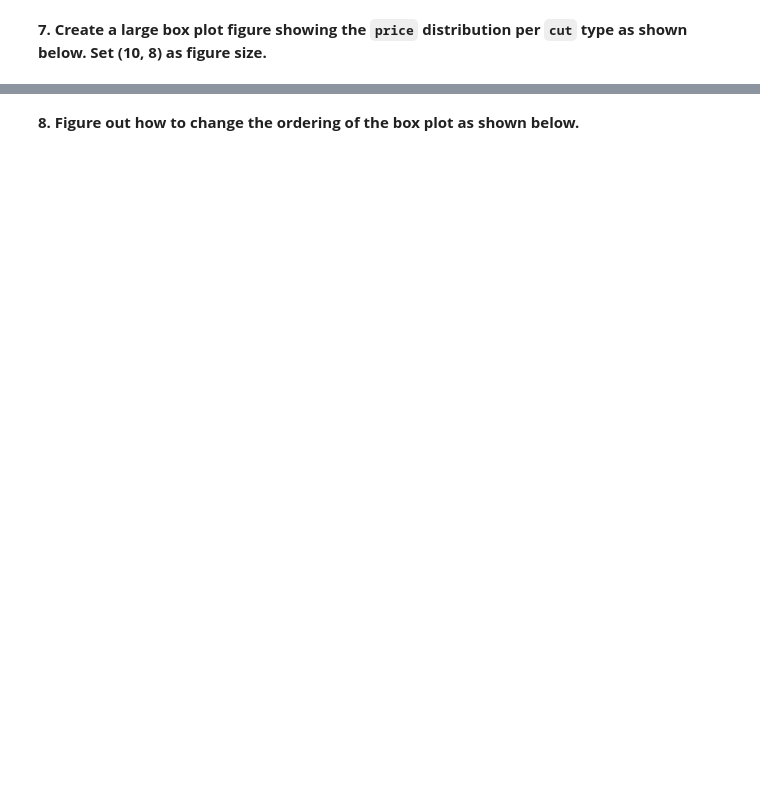
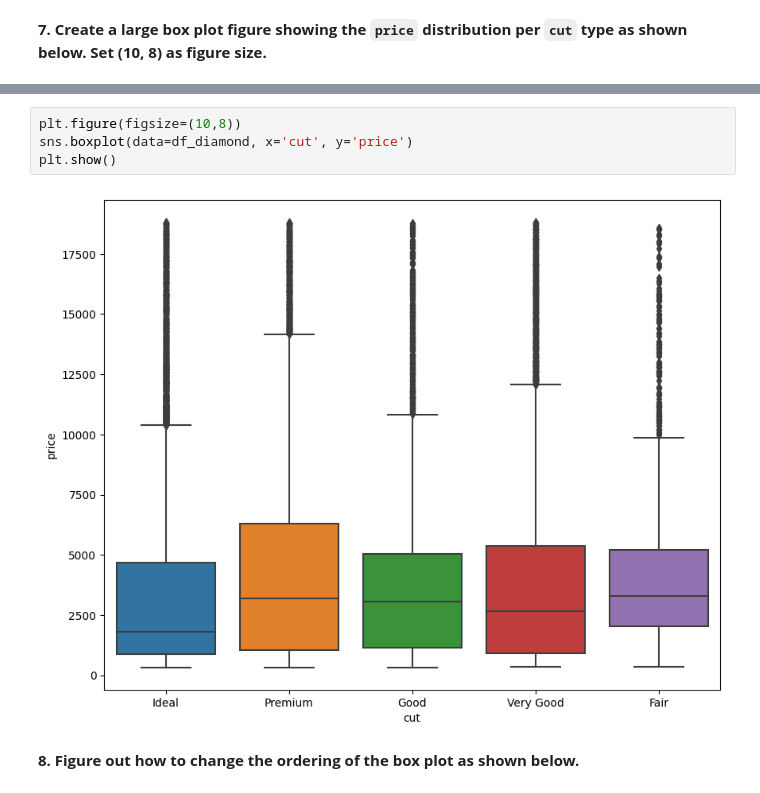
Before and after one commit to VivianeSouza923/HCIA_AI_HUAWEI_STUDY_if, a Jupyter notebook: Exercises_Seaborn.ipynb, the cells around one changed output, grey strips where cells are left out. Cells and saved outputs as stored; diff of their text form; blank space fills up the shorter version.

```diff
--- a/Exercises_Seaborn.ipynb
+++ b/Exercises_Seaborn.ipynb
@@ -88,6 +97,12 @@ sns.scatterplot(data=df_diamond, x='carat', y='price', size_norm=(10,8))
 **7. Create a large box plot figure showing the `price` distribution per `cut` type as shown below. Set (10, 8) as figure size.**
 # %% [markdown]
 ![image.png](embedded-picture-1)
+# %%
+plt.figure(figsize=(10,8))
+sns.boxplot(data=df_diamond, x='cut', y='price')
+plt.show()
+# %% [output]
+[figure, added]
 # %% [markdown]
 **8. Figure out how to change the ordering of the box plot as shown below.**
 # %% [markdown]
```
Also changed, not shown: parts of 4 cells of this notebook.
